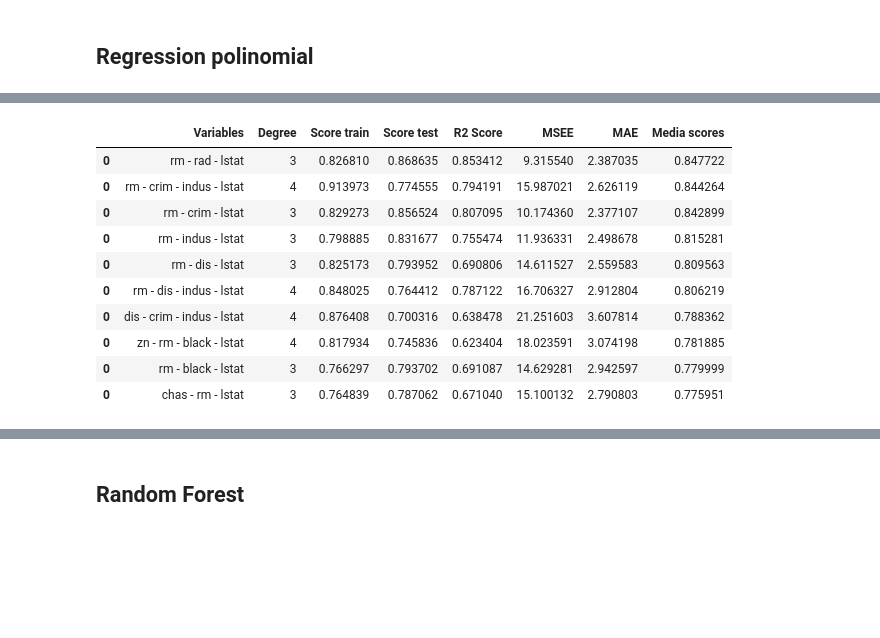
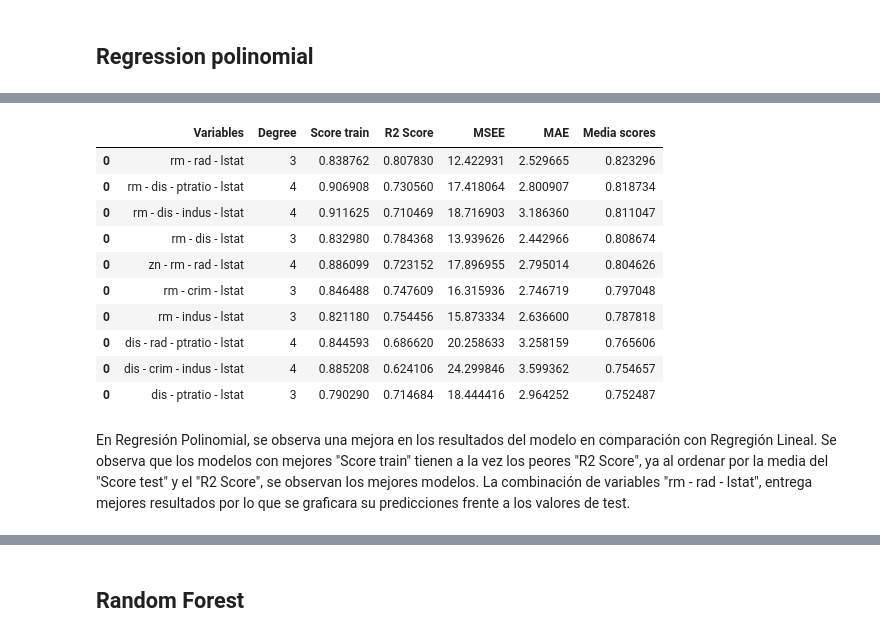
Before and after one commit to Maartin73/Data-Science-Advanced-Analytics, a Jupyter notebook: MartinR_CarranzaJ_Ejercicio_4.4.ipynb, the cells around one changed output, grey strips where cells are left out. Cells and saved outputs as stored; diff of their text form; code cells hidden in the pictures; blank space fills up the shorter version.

Commit message:
Se añaden gráficos, se elimina el Score Test y se agregan comentarios y conclusiones.

```diff
--- a/MartinR_CarranzaJ_Ejercicio_4.4.ipynb
+++ b/MartinR_CarranzaJ_Ejercicio_4.4.ipynb
@@ -657,0 +637,20 @@ multiple_linear_regression_results.sort_values(by='Media scores', ascending=Fals
+# %%
+features3 = StandardScaler().fit_transform(train[multiple_linear_regression_results['Variables'][1012].split(" - ")])
+X_train, X_test, y_train, y_test = train_test_split(features3, target, test_size=0.3, random_state=23)
+
+lr2 = LinearRegression()
+modelo = lr2.fit(X_train, y_train)
+
+y_pred = lr2.predict(X_test)
+y_test = y_test.values
+
+plt.figure(figsize=(14,6))
+plt.scatter(y_test,y_pred,alpha=0.4, c='g', s=150, label = 'medv')
+plt.xlabel('y_test')
+plt.ylabel('Predictions')
+plt.legend(loc='upper left')
+plt.title('Regresión Lineal Pred. versus Test (I:1012)', fontsize=15)
+
+p1=min(y_test)
+p2=max(y_test)
+plt.plot([p1,p2],[p1,p2],'r',linewidth=2)
@@ -678,7 +680,7 @@ optimal_feature_names
 # %%
 optimal_features = StandardScaler().fit_transform(train[optimal_feature_names])
 
-X_train, X_test, y_train, y_test = train_test_split(optimal_features, target, test_size=0.15)
+X_train, X_test, y_train, y_test = train_test_split(optimal_features, target, test_size=0.3)
 
 clr = LinearRegression()
 
@@ -696,8 +698,8 @@ print("Media de cross_validation", scores.mean())
 
 predicciones=clr.predict(X_test)
 
-print('Score test', clr.score(X_test, y_test))
-print('R2 Score',r2_score(predicciones,y_test))
+print('Score train', clr.score(X_train, y_train))
+print('R2 Score',r2_score(y_test,predicciones))
 print('MSEE',msee(y_test,predicciones))
 print('MAE',mae(y_test,predicciones))
 # %% [output]
@@ -713,6 +715,6 @@ Los resultados con cross validation no nos mejoran. Optamos por probar otro tipo
 # %% [markdown]
 ## Regression polinomial
 # %%
-polinomial_regression_results = pd.DataFrame(columns=['Variables', 'Degree', 'Score train', 'Score test', 'R2 Score', 'MSEE', 'MAE'])
+polinomial_regression_results = pd.DataFrame(columns=['Variables', 'Degree', 'Score train', 'R2 Score', 'MSEE', 'MAE'])
 polinomial_regression_results.head()
 # %% [output]
@@ -723,7 +725,7 @@ for n in range(2, len(feature_names)+1):
         features_array = np.asarray(features_subset)
 
         features = StandardScaler().fit_transform(train[features_array])
-        X_train, X_test, y_train, y_test = train_test_split(features, target, test_size=0.15, random_state=23)
+        X_train, X_test, y_train, y_test = train_test_split(features, target, test_size=0.3, random_state=23)
 
         X_poly_train = PolynomialFeatures(degree=int(n)).fit_transform(X_train)
         X_poly_test = PolynomialFeatures(degree=int(n)).fit_transform(X_test)
@@ -738,11 +740,10 @@ for n in range(2, len(feature_names)+1):
             [' - '.join(features_array),
              n,
              modelo.score(X_poly_train, y_train),
-             modelo.score(X_poly_test, y_test),
-             r2_score(y_pred,y_test),
+             r2_score(y_test,y_pred),
              msee(y_test,y_pred),
              mae(y_test,y_pred)]
-        ], columns=['Variables', 'Degree', 'Score train', 'Score test', 'R2 Score', 'MSEE', 'MAE'])
+        ], columns=['Variables', 'Degree', 'Score train', 'R2 Score', 'MSEE', 'MAE'])
 
         polinomial_regression_results = polinomial_regression_results.append(res_temp)
 # %%
@@ -778,15 +779,17 @@ polinomial_regression_results.sort_values(by='Score test', ascending=False).head
 # %%
-polinomial_regression_results['Media scores'] = (polinomial_regression_results['Score train'] + polinomial_regression_results['Score test'])/2
+polinomial_regression_results['Media scores'] = (polinomial_regression_results['Score train'] + polinomial_regression_results['R2 Score'])/2
 polinomial_regression_results.sort_values(by='Media scores', ascending=False).head(10)
 # %% [output]
-|  | Variables | Degree | Score train | Score test | R2 Score | MSEE | MAE | Media scores |
-| 0 | rm - rad - lstat | 3 | 0.826810 | 0.868635 | 0.853412 | 9.315540 | 2.387035 | 0.847722 |
-| 0 | rm - crim - indus - lstat | 4 | 0.913973 | 0.774555 | 0.794191 | 15.987021 | 2.626119 | 0.844264 |
-| 0 | rm - crim - lstat | 3 | 0.829273 | 0.856524 | 0.807095 | 10.174360 | 2.377107 | 0.842899 |
-| 0 | rm - indus - lstat | 3 | 0.798885 | 0.831677 | 0.755474 | 11.936331 | 2.498678 | 0.815281 |
-| 0 | rm - dis - lstat | 3 | 0.825173 | 0.793952 | 0.690806 | 14.611527 | 2.559583 | 0.809563 |
-| 0 | rm - dis - indus - lstat | 4 | 0.848025 | 0.764412 | 0.787122 | 16.706327 | 2.912804 | 0.806219 |
-| 0 | dis - crim - indus - lstat | 4 | 0.876408 | 0.700316 | 0.638478 | 21.251603 | 3.607814 | 0.788362 |
-| 0 | zn - rm - black - lstat | 4 | 0.817934 | 0.745836 | 0.623404 | 18.023591 | 3.074198 | 0.781885 |
-| 0 | rm - black - lstat | 3 | 0.766297 | 0.793702 | 0.691087 | 14.629281 | 2.942597 | 0.779999 |
-| 0 | chas - rm - lstat | 3 | 0.764839 | 0.787062 | 0.671040 | 15.100132 | 2.790803 | 0.775951 |
+|  | Variables | Degree | Score train | R2 Score | MSEE | MAE | Media scores |
+| 0 | rm - rad - lstat | 3 | 0.838762 | 0.807830 | 12.422931 | 2.529665 | 0.823296 |
+| 0 | rm - dis - ptratio - lstat | 4 | 0.906908 | 0.730560 | 17.418064 | 2.800907 | 0.818734 |
+| 0 | rm - dis - indus - lstat | 4 | 0.911625 | 0.710469 | 18.716903 | 3.186360 | 0.811047 |
+| 0 | rm - dis - lstat | 3 | 0.832980 | 0.784368 | 13.939626 | 2.442966 | 0.808674 |
+| 0 | zn - rm - rad - lstat | 4 | 0.886099 | 0.723152 | 17.896955 | 2.795014 | 0.804626 |
+| 0 | rm - crim - lstat | 3 | 0.846488 | 0.747609 | 16.315936 | 2.746719 | 0.797048 |
+| 0 | rm - indus - lstat | 3 | 0.821180 | 0.754456 | 15.873334 | 2.636600 | 0.787818 |
+| 0 | dis - rad - ptratio - lstat | 4 | 0.844593 | 0.686620 | 20.258633 | 3.258159 | 0.765606 |
+| 0 | dis - crim - indus - lstat | 4 | 0.885208 | 0.624106 | 24.299846 | 3.599362 | 0.754657 |
+| 0 | dis - ptratio - lstat | 3 | 0.790290 | 0.714684 | 18.444416 | 2.964252 | 0.752487 |
+# %% [markdown]
+En Regresión Polinomial, se observa una mejora en los resultados del modelo en comparación con Regregión Lineal. Se observa que los modelos con mejores "Score train" tienen a la vez los peores "R2 Score", ya al ordenar por la media del "Score test" y el "R2 Score", se observan los mejores modelos. La combinación de variables "rm - rad - lstat", entrega mejores resultados por lo que se graficara su predicciones frente a los valores de test.
```
Also changed, not shown: parts of 32 cells of this notebook.
